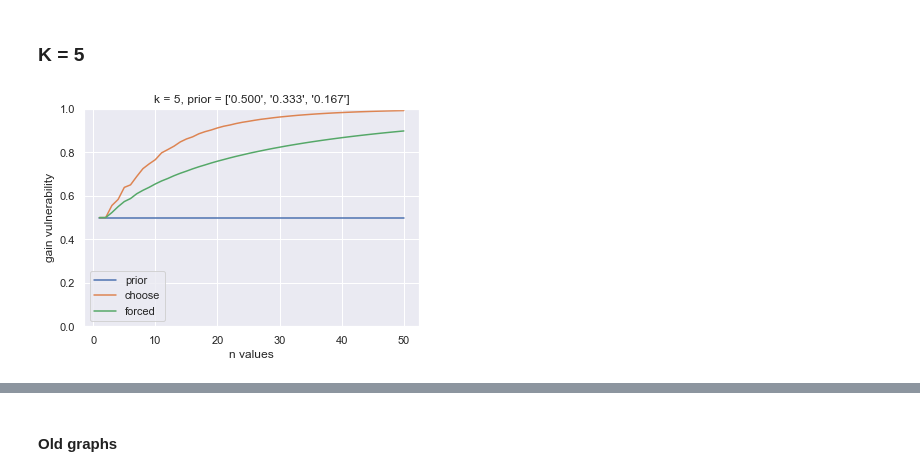
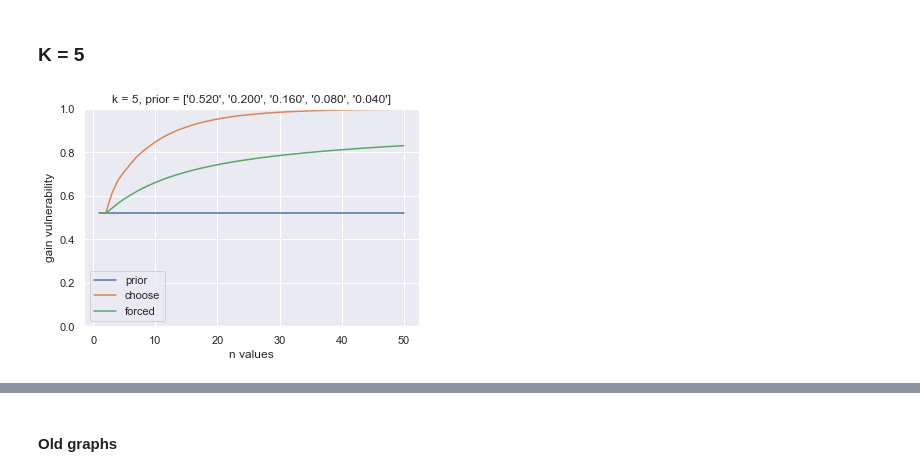
Before and after one commit to majk12/pbv, a Jupyter notebook: gain_choose.ipynb, the cells around one changed output, grey strips where cells are left out. Drawn from its saved outputs; the diff is of its cells as text; code cells hidden in the pictures.

```diff
--- a/gain_choose.ipynb
+++ b/gain_choose.ipynb
@@ -559,4 +546,6 @@ df_non_uni_5 = choose_and_forced_prior_post(50, 5, [1/2, 1/3, 1/6])
-# %%
-graph_it_prior_choose_forced(50, 5, [1/2, 1/3, 1/6], df_non_uni_5)
-# %% [output]
-[figure, removed]
+# %%
+df_non_uni_5 = choose_and_forced_prior_post(50, 5, [13/25, 5/25, 4/25, 2/25, 1/25])
+# %%
+graph_it_prior_choose_forced(50, 5, [13/25, 5/25, 4/25, 2/25, 1/25], df_non_uni_5)
+# %% [output]
+[figure, added]
```
Also changed, not shown: parts of 11 cells of this notebook.
